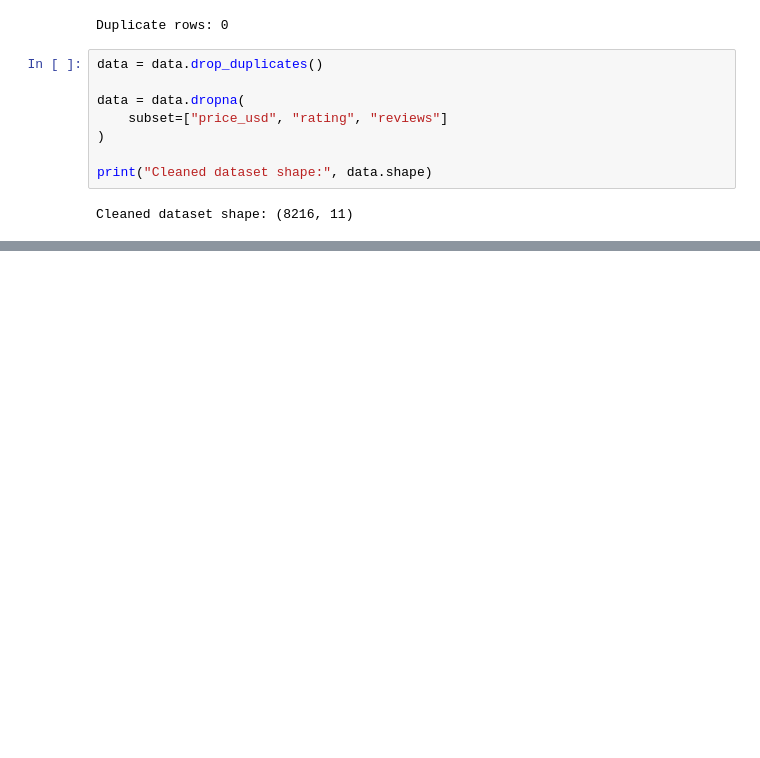
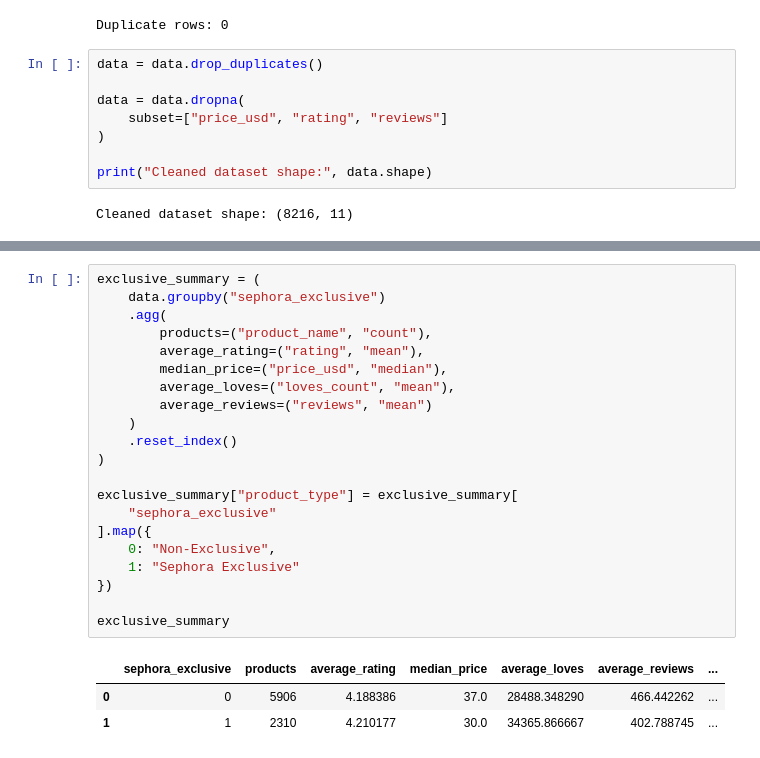
Before and after one commit to Nayoneeka23/Beauty_product_business_analysis, a Jupyter notebook: analysis.ipynb, the cells around one changed output, grey strips where cells are left out. Saved outputs shown, nothing was run; the diff lists cells and outputs as text; blank space fills up the shorter version.

```diff
--- a/analysis.ipynb
+++ b/analysis.ipynb
@@ -111,0 +281,25 @@ Cleaned dataset shape: (8216, 11)
+# %%
+exclusive_summary = (
+    data.groupby("sephora_exclusive")
+    .agg(
+        products=("product_name", "count"),
+        average_rating=("rating", "mean"),
+        median_price=("price_usd", "median"),
+        average_loves=("loves_count", "mean"),
+        average_reviews=("reviews", "mean")
+    )
+    .reset_index()
+)
+
+exclusive_summary["product_type"] = exclusive_summary[
+    "sephora_exclusive"
+].map({
+    0: "Non-Exclusive",
+    1: "Sephora Exclusive"
+})
+
+exclusive_summary
+# %% [output]
+|  | sephora_exclusive | products | average_rating | median_price | average_loves | average_reviews | ... |
+| 0 | 0 | 5906 | 4.188386 | 37.0 | 28488.348290 | 466.442262 | ... |
+| 1 | 1 | 2310 | 4.210177 | 30.0 | 34365.866667 | 402.788745 | ... |
```
Also changed, not shown: parts of 10 cells of this notebook, 1 other file.
